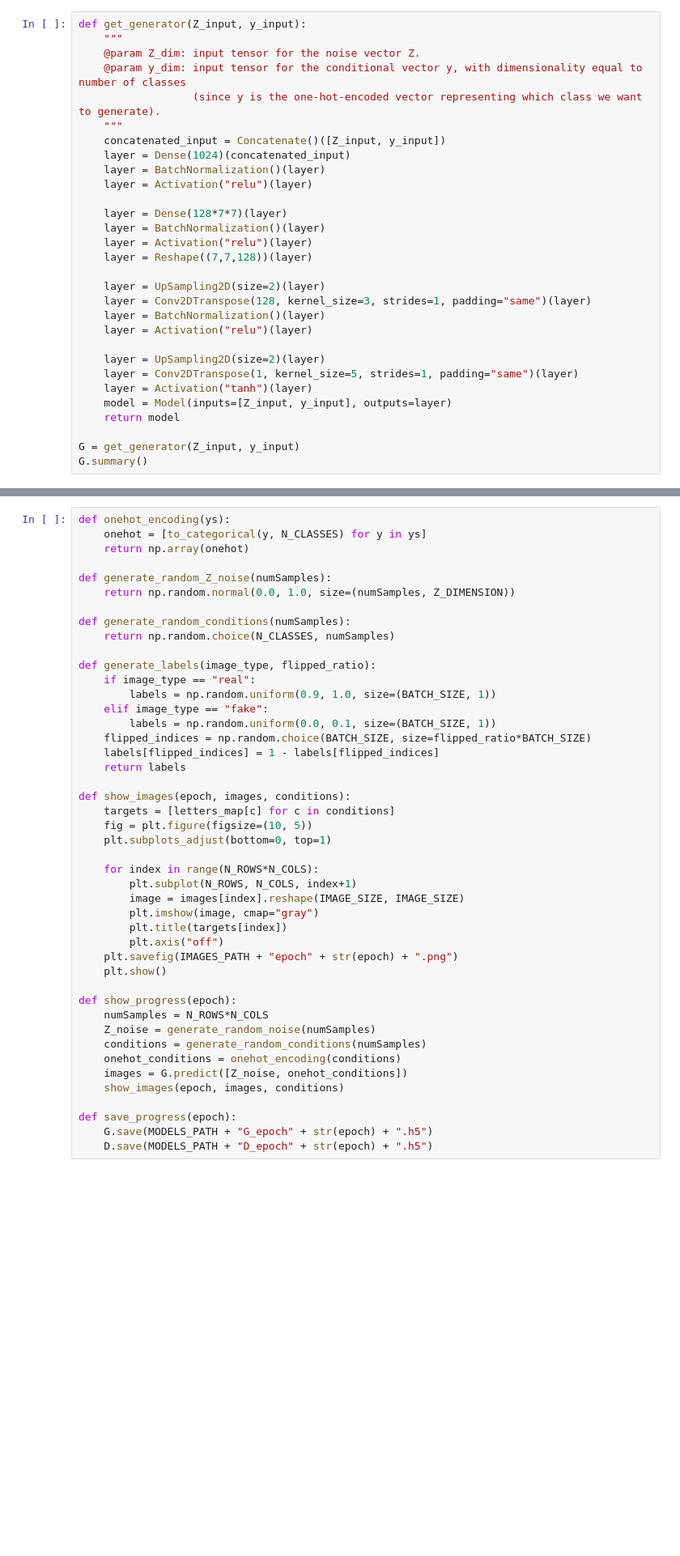
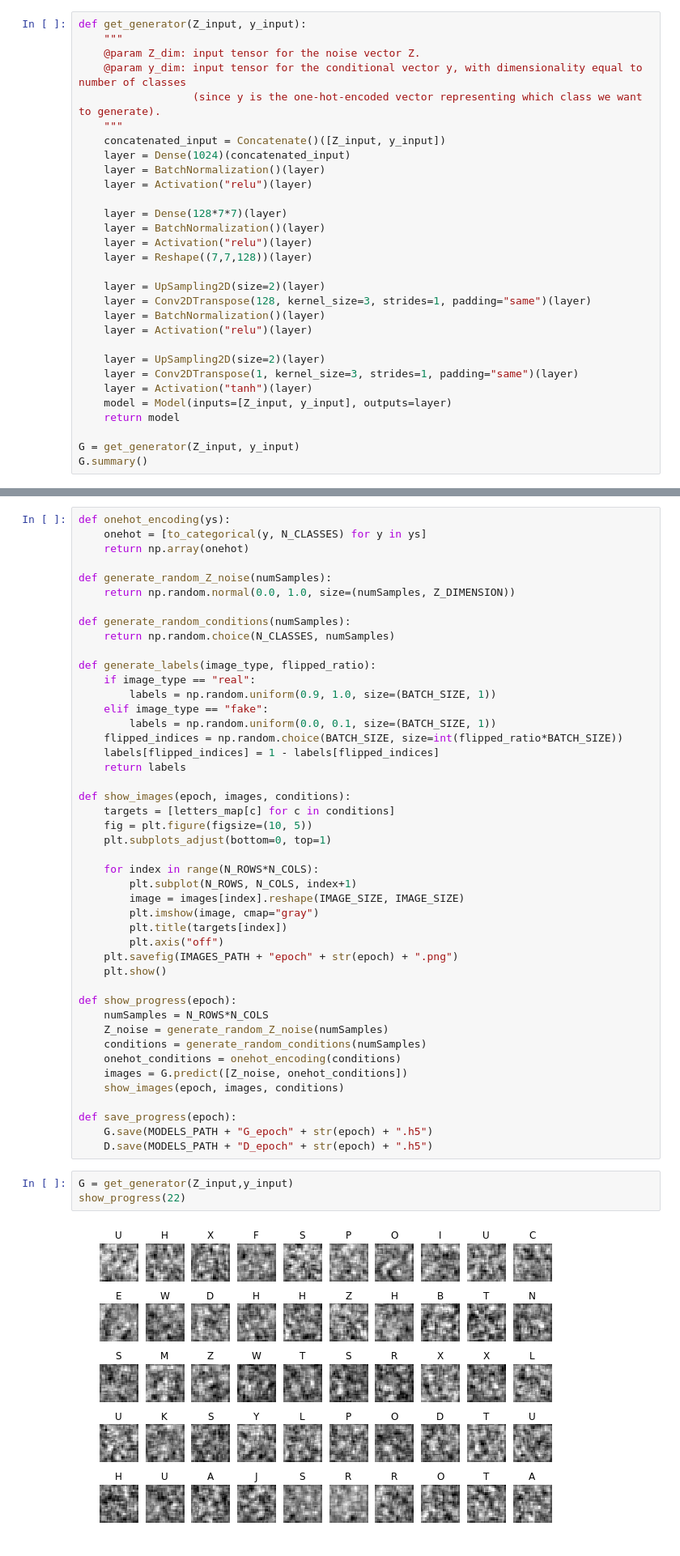
Before and after one commit to Vioh/SSY340, a Jupyter notebook: project/project.ipynb, the cells around one changed output, grey strips where cells are left out. Shown at 81% size. Saved outputs shown, nothing was run; the diff lists cells and outputs as text; blank space fills up the shorter version.

```diff
--- a/project/project.ipynb
+++ b/project/project.ipynb
@@ -90,7 +99,7 @@ def get_generator(Z_input, y_input):
     layer = Activation("relu")(layer)
 
     layer = UpSampling2D(size=2)(layer)
-    layer = Conv2DTranspose(1, kernel_size=5, strides=1, padding="same")(layer)
+    layer = Conv2DTranspose(1, kernel_size=3, strides=1, padding="same")(layer)
     layer = Activation("tanh")(layer)
     model = Model(inputs=[Z_input, y_input], outputs=layer)
     return model
@@ -174,7 +244,7 @@ def generate_labels(image_type, flipped_ratio):
         labels = np.random.uniform(0.9, 1.0, size=(BATCH_SIZE, 1))
     elif image_type == "fake":
         labels = np.random.uniform(0.0, 0.1, size=(BATCH_SIZE, 1))
-    flipped_indices = np.random.choice(BATCH_SIZE, size=flipped_ratio*BATCH_SIZE)
+    flipped_indices = np.random.choice(BATCH_SIZE, size=int(flipped_ratio*BATCH_SIZE))
     labels[flipped_indices] = 1 - labels[flipped_indices]
     return labels
 
@@ -194,7 +264,7 @@ def show_images(epoch, images, conditions):
 
 def show_progress(epoch):
     numSamples = N_ROWS*N_COLS
-    Z_noise = generate_random_noise(numSamples)
+    Z_noise = generate_random_Z_noise(numSamples)
     conditions = generate_random_conditions(numSamples)
     onehot_conditions = onehot_encoding(conditions)
     images = G.predict([Z_noise, onehot_conditions])
@@ -203,5 +273,10 @@ def show_progress(epoch):
 def save_progress(epoch):
     G.save(MODELS_PATH + "G_epoch" + str(epoch) + ".h5")
     D.save(MODELS_PATH + "D_epoch" + str(epoch) + ".h5")
+# %%
+G = get_generator(Z_input,y_input)
+show_progress(22)
+# %% [output]
+[figure, added]
 # %% [markdown]
 # Training and Evaluation
```
Also changed, not shown: parts of 9 cells of this notebook.
